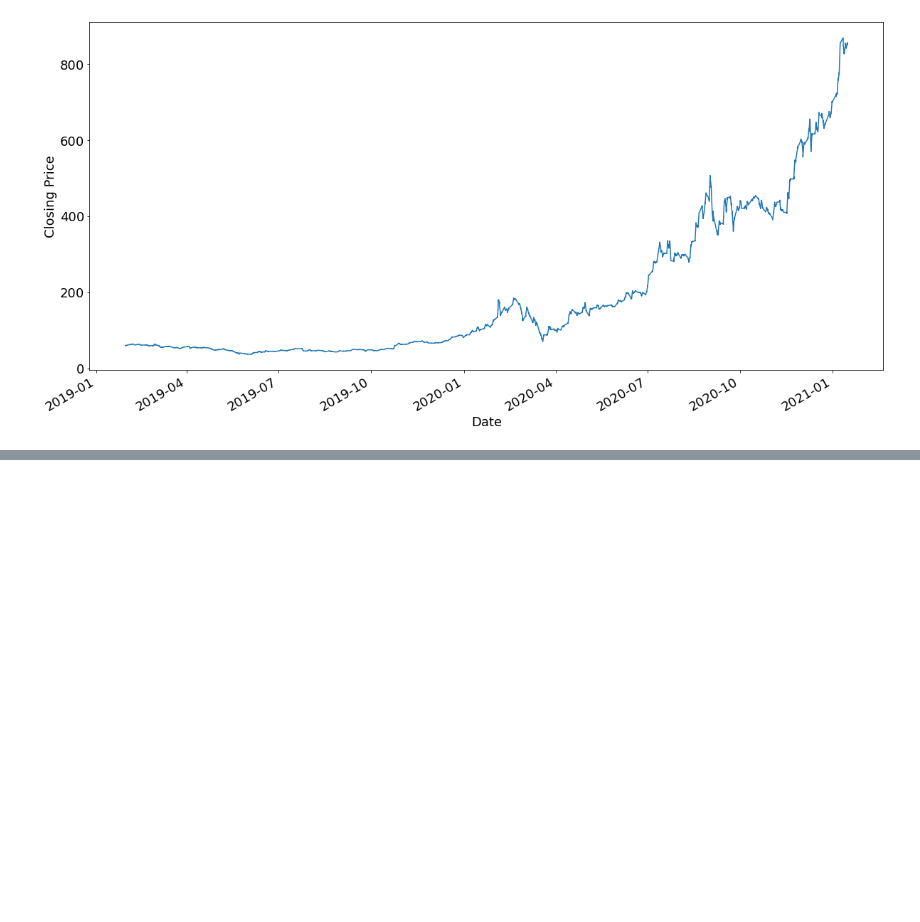
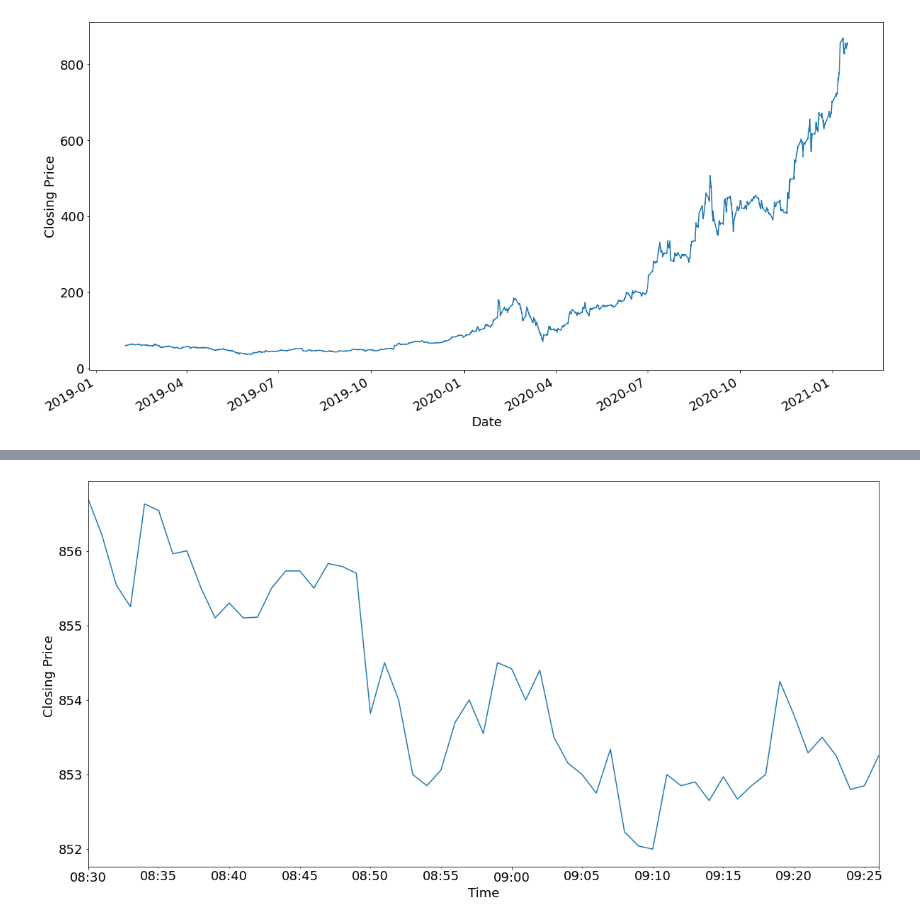
Before and after one commit to leeso1718/StockMarket_explainableAI, a Jupyter notebook: notebooks/data_nb/data_eda.ipynb, the cells around one changed output, grey strips where cells are left out. Cells and saved outputs as stored; diff of their text form; code cells hidden in the pictures; blank space fills up the shorter version.

```diff
--- a/notebooks/data_nb/data_eda.ipynb
+++ b/notebooks/data_nb/data_eda.ipynb
@@ -5,3 +7,4 @@ import matplotlib.pyplot as plt
 # %%
 raw_fp = '../../data/TSLA/ProcData/'
 f_name = 'merge_filter_data.csv'
+data_wt_vol_name = 'feat_eng_data.csv'
@@ -37,3 +44,8 @@ plt.show()
 # plt.figsave()
 # %% [output]
 [figure]
+# %%
+data_wt_vol_fp = os.path.join(raw_fp, data_wt_vol_name)
+# %%
+data_wt_vol = pd.read_csv(data_wt_vol_fp, parse_dates=['time'])
+data_wt_vol.head()
@@ -39,0 +59,3 @@ plt.show()
+# %%
+data_vol_20210115 = data_wt_vol.loc[data_wt_vol.time.apply(lambda x:x.date()==data_wt_vol.time[0].date())].set_index('time')
+data_vol_20210115.head()
@@ -39,0 +70,8 @@ plt.show()
+# %%
+plt.figure(figsize=(20,10))
+data_vol_20210115.close.plot(fontsize=18)
+plt.xlabel('Time',fontsize=18)
+plt.ylabel('Closing Price ',fontsize=18)
+plt.show()
+# %% [output]
+[figure, added]
```
Also changed, not shown: parts of 30 cells of this notebook, 12 other files.
